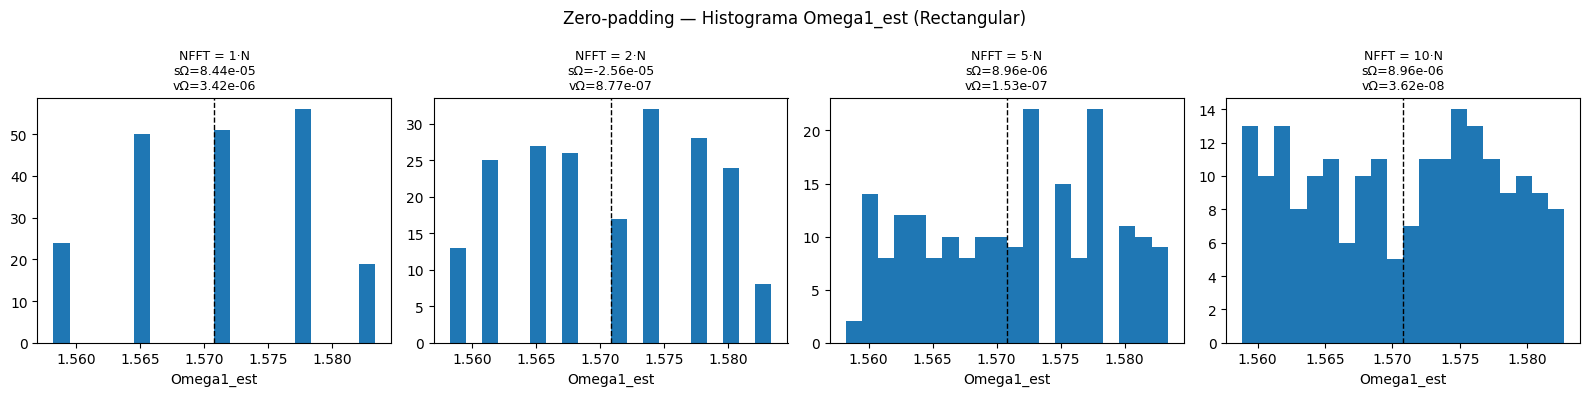
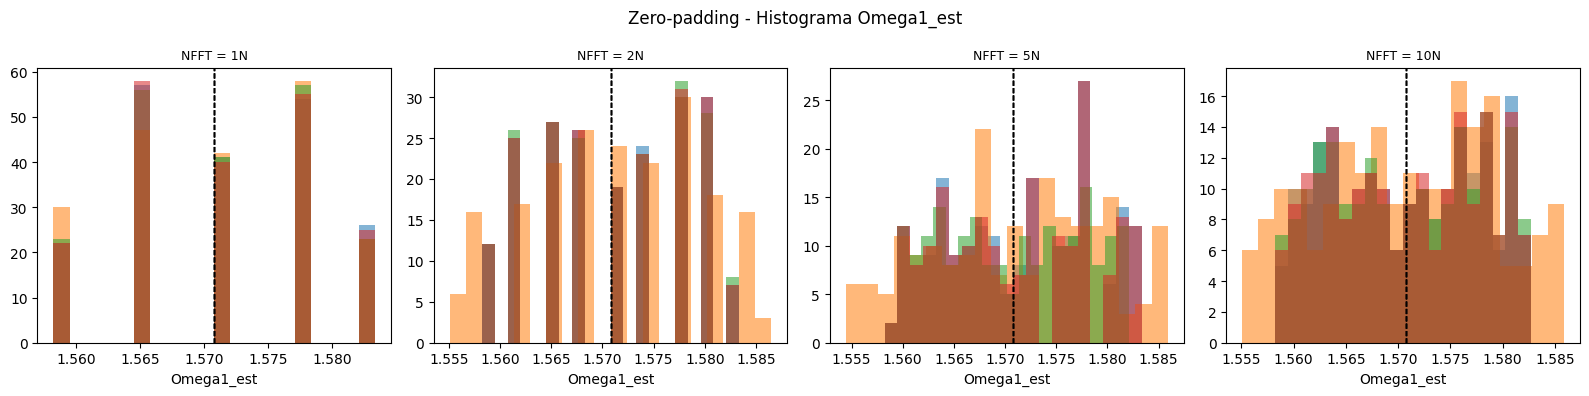
The notebook cell's code change between the first figure and the second:
--- before
+++ after
@@ -1,13 +1,16 @@
 snr_db = 3
-NFFT_list = [N, 2*N, 5*N, 10*N]
-resultados_zp = {}
-
 x = agregar_ruido(x_s, snr_db)
 
+# Estimación
+resultados = {}
+
+NFFT_list = [N, 2*N, 5*N, 10*N]
+
 fig, axes = plt.subplots(1, len(NFFT_list), figsize=(16, 4))
-fig.suptitle("Zero-padding — Histograma Omega1_est (Rectangular)")
+fig.suptitle("Zero-padding - Histograma Omega1_est")
 
 for ax, NFFT in zip(axes, NFFT_list):
-    X_w   = np.fft.fft(x, n=NFFT, axis=0) / N          # sin ventana
+  for name, w in ventanas.items():
+    X_w   = np.fft.fft(x*w.reshape(N,1)/np.mean(w), n=NFFT, axis=0) / N
     X_abs = (np.abs(X_w) * 2)[0:NFFT//2, :]
 
@@ -16,10 +19,22 @@
     sesgo_Omega = np.mean(Omega_est - Omega1)
     var_Omega   = np.var(Omega_est - Omega1)
-    resultados_zp[NFFT] = (sesgo_Omega, var_Omega)
+    resultados[NFFT, name] = (sesgo_Omega, var_Omega)
 
-    ax.hist(Omega_est.flatten(), bins=20)
+    ax.hist(Omega_est.reshape(R,1), alpha=0.55, bins=20, label=name)
     ax.axvline(Omega0, color='k', linestyle='--', linewidth=1)
-    ax.set_title(f"NFFT = {NFFT//N}·N\nsΩ={sesgo_Omega:.2e}\nvΩ={var_Omega:.2e}", fontsize=9)
+    ax.set_title(f"NFFT = {NFFT//N}N", fontsize=9)
     ax.set_xlabel("Omega1_est")
 
-plt.tight_layout()
+    plt.tight_layout()
+
+  print(f"\n{'='*68}")
+  print(f"  SNR = {snr_db} dB   (R={R} realizaciones, NFFT={NFFT//N}N muestras)")
+  print(f"{'='*68}")
+
+  print(f"\n  Estimación de FRECUENCIA  (rad/muestra)")
+  print(f"  {'Ventana':<20} {'sΩ (sesgo)':<18} {'vΩ (varianza)'}")
+  print(f"  {'-'*55}")
+  for name in ventanas:
+      sf, vf = resultados[NFFT, name]
+      print(f"  {name:<20} {sf:<18.2e} {vf:.2e}")
+

Commit: Mejoras TS5